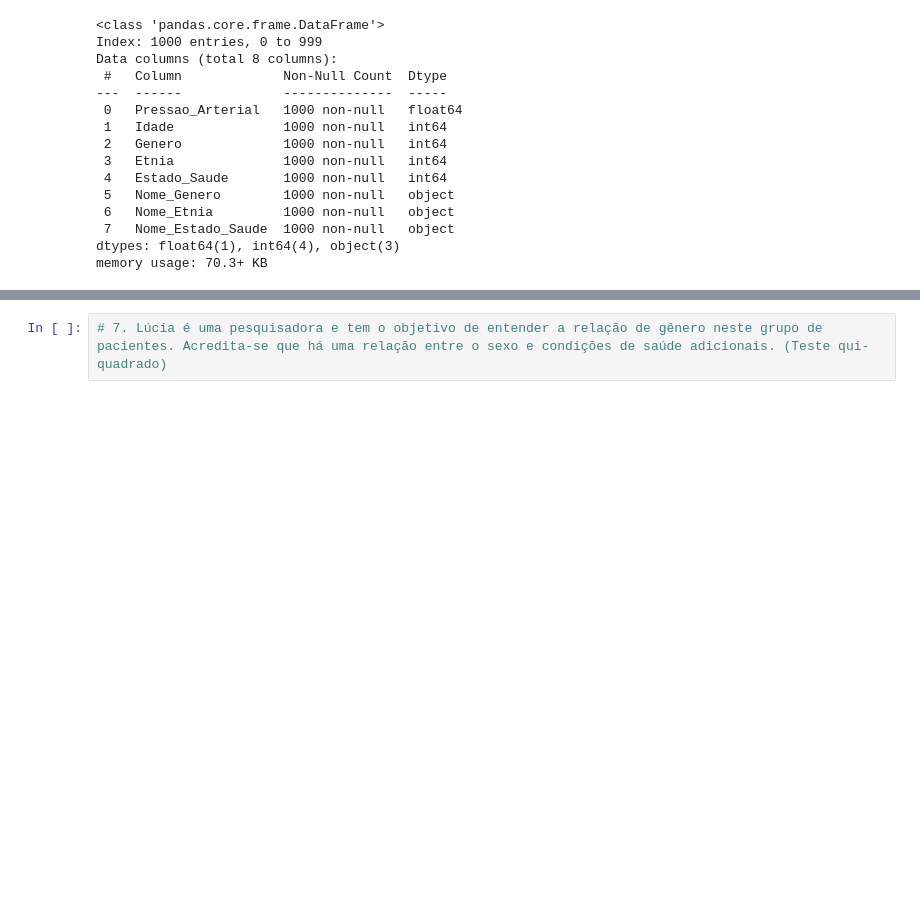
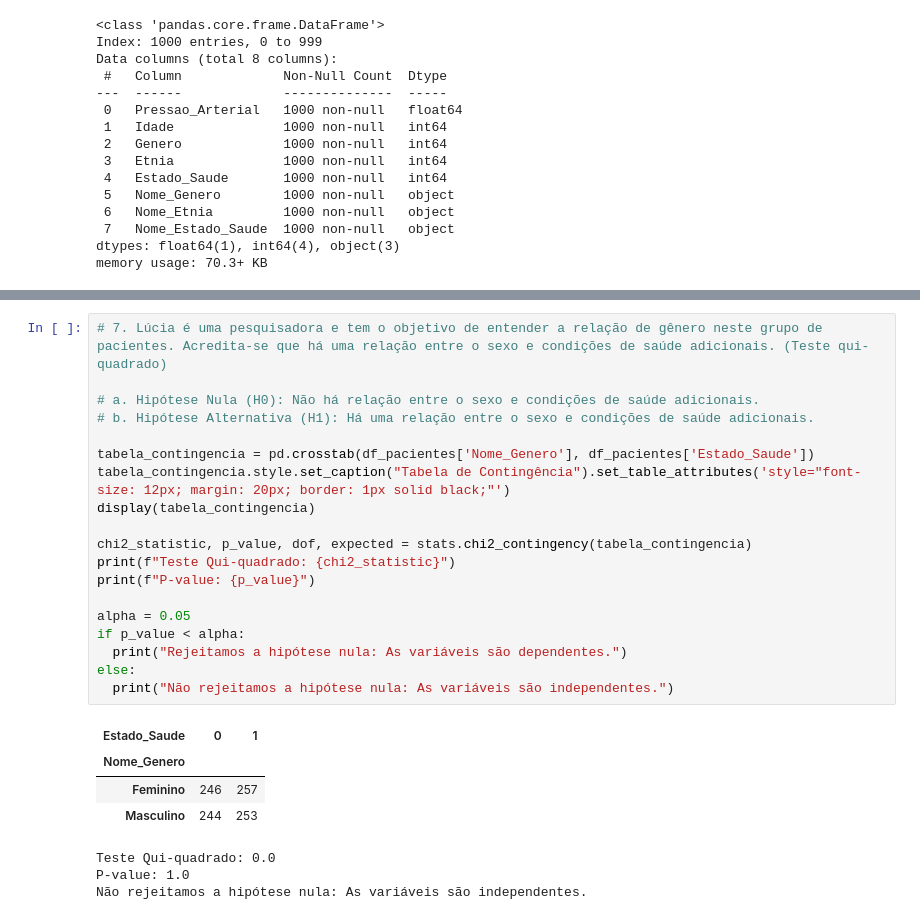
Before and after one commit to dsreliete/Womakerscode_DA_desafio_individual, a Jupyter notebook: DesafioIndividual5ElietedaSilvaRodrigues.ipynb, the cells around one changed output, grey strips where cells are left out. Drawn from its saved outputs; the diff is of its cells as text; blank space fills up the shorter version.

```diff
--- a/DesafioIndividual5ElietedaSilvaRodrigues.ipynb
+++ b/DesafioIndividual5ElietedaSilvaRodrigues.ipynb
@@ -250,8 +251,33 @@ else:
 F-statistic: 0.16154157013453638
 P-value: 0.9222287756136437
 Não rejeitamos a hipótese nula: Não há evidências suficientes para dizer que há uma diferença significativa na pressão arterial média entre os grupos étnicos.
-# %%
-# 7. Lúcia é uma pesquisadora e tem o objetivo de entender a relação de gênero neste grupo de pacientes. Acredita-se que há uma relação entre o sexo e condições de saúde adicionais. (Teste qui-quadrado)
+# %%
+# 7. Lúcia é uma pesquisadora e tem o objetivo de entender a relação de gênero neste grupo de pacientes. Acredita-se que há uma relação entre o sexo e condições de saúde adicionais. (Teste qui-quadrado)
+
+# a. Hipótese Nula (H0): Não há relação entre o sexo e condições de saúde adicionais.
+# b. Hipótese Alternativa (H1): Há uma relação entre o sexo e condições de saúde adicionais.
+
+tabela_contingencia = pd.crosstab(df_pacientes['Nome_Genero'], df_pacientes['Estado_Saude'])
+tabela_contingencia.style.set_caption("Tabela de Contingência").set_table_attributes('style="font-size: 12px; margin: 20px; border: 1px solid black;"')
+display(tabela_contingencia)
+
+chi2_statistic, p_value, dof, expected = stats.chi2_contingency(tabela_contingencia)
+print(f"Teste Qui-quadrado: {chi2_statistic}")
+print(f"P-value: {p_value}")
+
+alpha = 0.05
+if p_value < alpha:
+  print("Rejeitamos a hipótese nula: As variáveis são dependentes.")
+else:
+  print("Não rejeitamos a hipótese nula: As variáveis são independentes.")
+# %% [output]
+| Estado_Saude | 0 | 1 |
+| Nome_Genero |  |  |
+| Feminino | 246 | 257 |
+| Masculino | 244 | 253 |
+Teste Qui-quadrado: 0.0
+P-value: 1.0
+Não rejeitamos a hipótese nula: As variáveis são independentes.
 # %%
 # 8. Existe uma associação entre a idade dos pacientes e sua pressão arterial?
 # a. Hipótese Nula (H0): se a pressão arterial é independente da idade
```
Also changed, not shown: parts of 9 cells of this notebook.
